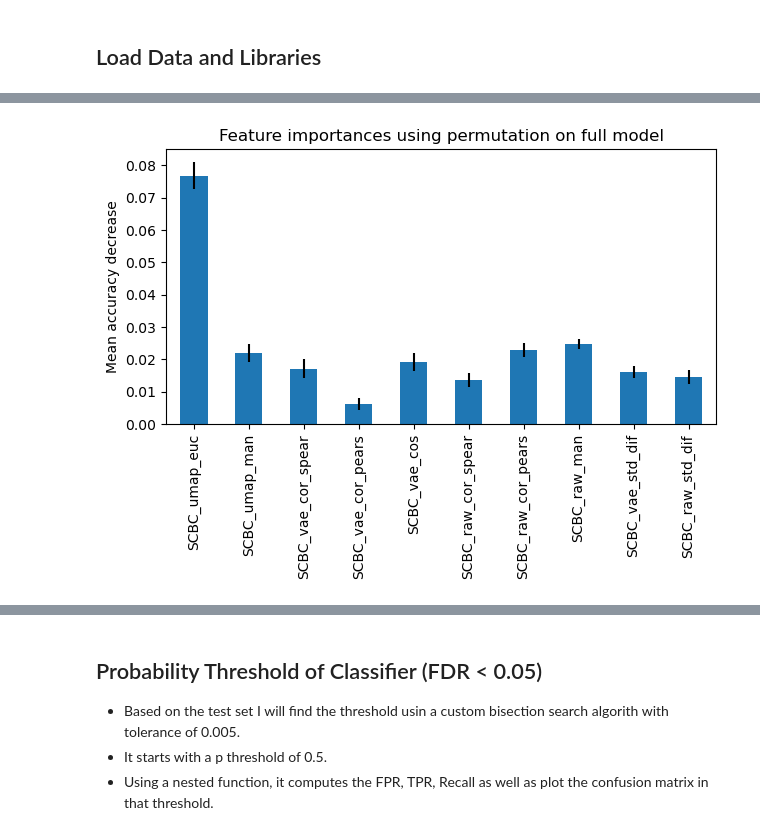
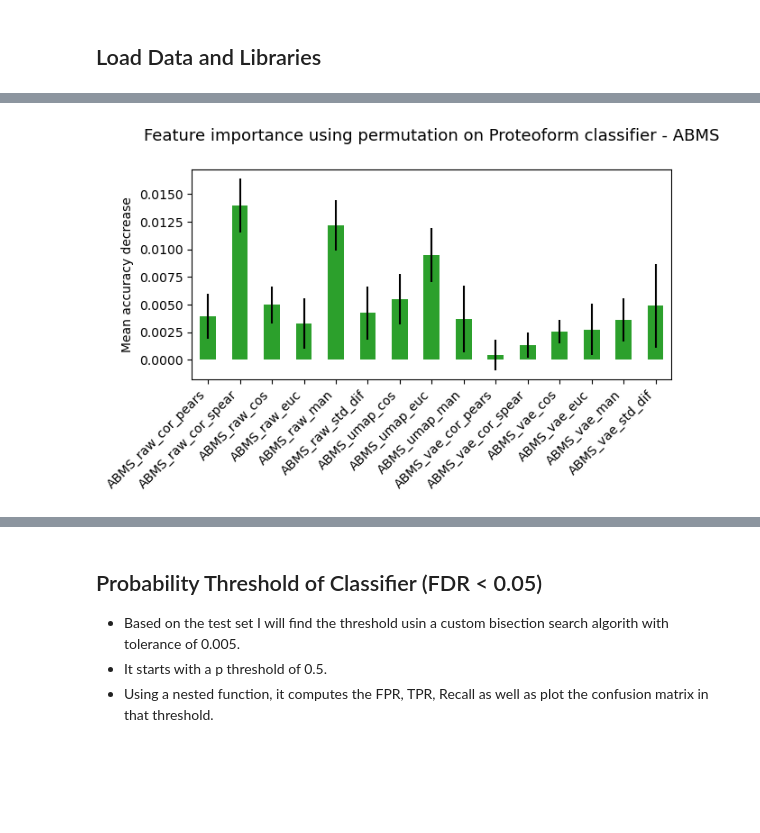
Before and after one commit to panos-gbio/Proteomics-in-Latent-Space, a Jupyter notebook: 04_ppi_predictions.ipynb, the cells around one changed output, grey strips where cells are left out. Cells and saved outputs as stored; diff of their text form; code cells hidden in the pictures; blank space fills up the shorter version.

```diff
--- a/04_ppi_predictions.ipynb
+++ b/04_ppi_predictions.ipynb
@@ -64,14 +147,8 @@ top10 = ['SCBC_umap_euc',
 # %%
 
-# raw_cols = scbc.loc[:,~scbc.columns.str.contains("raw")].drop(columns=drop_cols).columns.to_list()
-# raw_cols = scbc.loc[:,scbc.columns.str.contains("raw")].columns.to_list()
-# my_selection = ["SCBC_umap_euc", "SCBC_vae_cor_pears", "SCBC_raw_cor_pears","SCBC_raw_man","SCBC_vae_cos","SCBC_raw_std_dif","SCBC_umap_man" ]
-
-
-data = data
 seed = seed
-selected_cols = top10
-scale_data = False
+selected_cols = None # top features for prediction
+scale_data = True
 imbalance_factor = None
 
 # sample from the data and undersample the negative class by random shuffling
@@ -124,13 +201,13 @@ else:
 cv = StratifiedKFold
 
 # train a randomforest classifier, set max features to 0.5
-rf = RandomForestClassifier(n_estimators=250,
-                            max_features=0.5,
+rf = RandomForestClassifier(n_estimators=500,
+                            max_features=0.4,
                             criterion="entropy",
                             random_state=seed,
-                            min_samples_leaf=1,
+                            min_samples_leaf=5,
                             class_weight="balanced",
-                            n_jobs=6)
+                            n_jobs=7)
 rf.fit(X_train, y_train)
 rf.feature_importances_
 
@@ -141,5 +218,14 @@ y_pred = rf.predict(X_test)
 print(classification_report(y_test, y_pred))
 
 print(rf.feature_names_in_)
+
+# plot ROC curve for the linear classifier using sklearn
+roc_rf = RocCurveDisplay.from_estimator(
+    rf, X_test, y_test, name="RF-classifier", color="tab:green", lw=2
+)
+
+roc_rf.ax_.set_title("ROC curve of Raw-based features")
+roc_rf.ax_.set_xlabel("False Positive Rate")
+roc_rf.ax_.set_ylabel("True Positive Rate")
 # %% [output]
 Classifier operates on undersample data
@@ -171,9 +300,12 @@ Elapsed time to compute the importances: 13.455 seconds
 # %%
+
+
 fig, ax = plt.subplots()
-forest_importances.plot.bar(yerr=result.importances_std, ax=ax)
-ax.set_title("Feature importances using permutation on full model")
+forest_importances.plot.bar(yerr=result.importances_std, ax=ax, color="tab:green")
+ax.set_title(f"Feature importance using permutation on {classifier_type} classifier - {data_type}", fontsize=13, y=1.1)
 ax.set_ylabel("Mean accuracy decrease")
 fig.tight_layout()
+plt.xticks(rotation=45, ha="right")
 plt.show()
 # %% [output]
-[figure, old version]
+[figure, new version]
```
Also changed, not shown: parts of 33 cells of this notebook, 10 other files.
